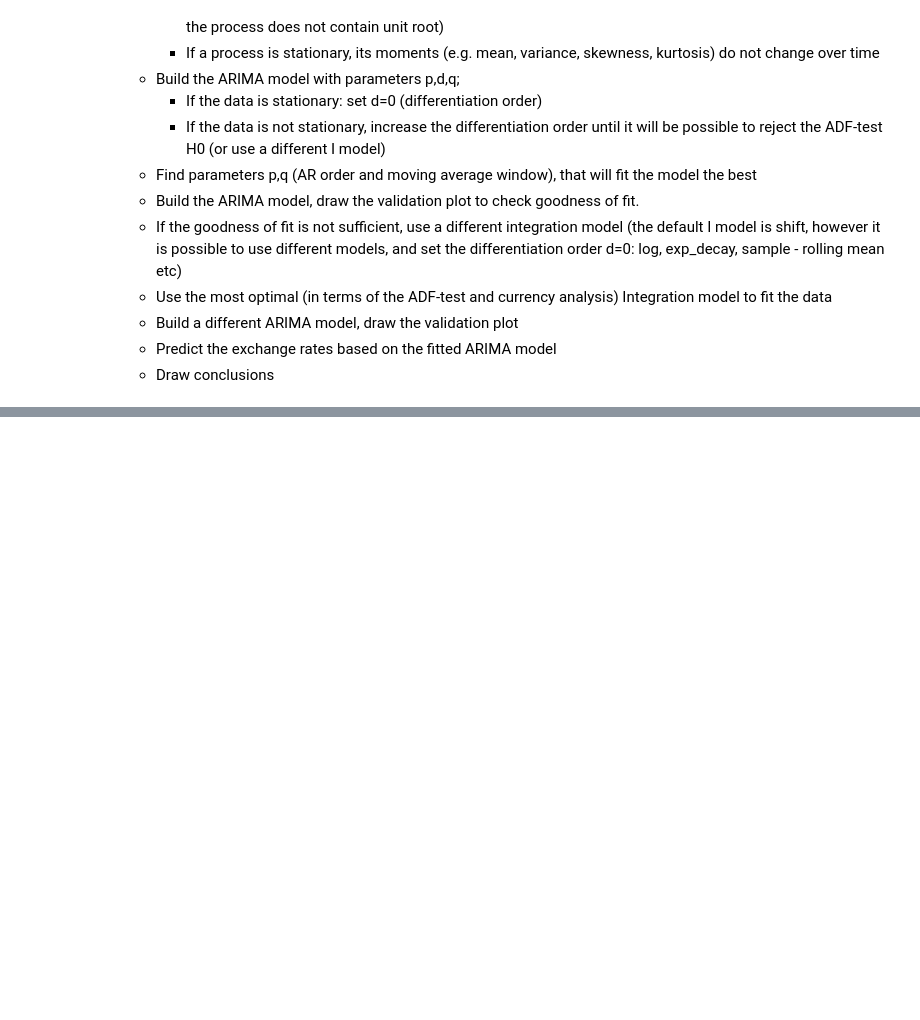
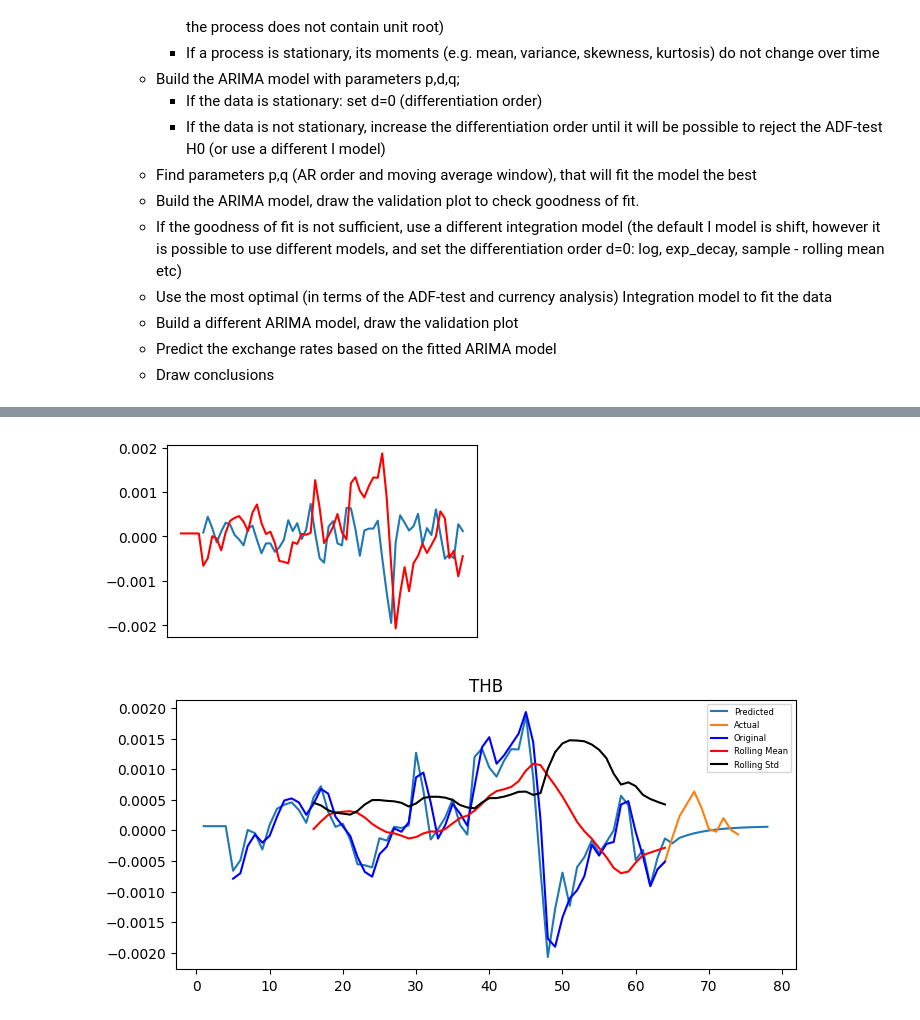
Before and after one commit to al3xkras/arima-python-examples, a Jupyter notebook: arima-currency-analysis/CurrencyAnalysis-ARIMA.ipynb, the cells around one changed output, grey strips where cells are left out. Cells and saved outputs as stored; diff of their text form; code cells hidden in the pictures; blank space fills up the shorter version.

```diff
--- a/arima-currency-analysis/CurrencyAnalysis-ARIMA.ipynb
+++ b/arima-currency-analysis/CurrencyAnalysis-ARIMA.ipynb
@@ -316,0 +337,15 @@ class CurrencyAnalysis:
+# %%
+#exchange rates were not measured on weekends
+#ca.df[ca.col]=ca.df[ca.col].rolling(window=3).mean()
+
+def df_rolling(df,window=3):
+    return df.rolling(window).mean()
+
+def log_m_mean(df,window=3):
+    return df-df.rolling(window).mean()
+
+def shift(df):
+    return df-df.shift()
+
+def exp_decay(df,half_life=12,min_periods=0):
+    return df.ewm(halflife=half_life, min_periods=min_periods, adjust=True).mean()
@@ -316,0 +363,27 @@ class CurrencyAnalysis:
+# %%
+test_days=14
+
+#Select data in range [date_min,date_max]
+date_min=pd.to_datetime("2021.01.01")
+date_max=pd.to_datetime("2022.04.01")
+
+ca = CurrencyAnalysis(alpha,df_currencies,'1 THB',date_min,date_max,test_days,'THB')
+
+def I(df):
+    shifted=log_m_mean(df_rolling(df))
+    shifted.dropna(inplace=True)
+    return shifted
+
+ca.df[ca.col] = I(ca.df_log())
+
+p=1
+d=0
+q=3
+ca.arima_build(p,d,q)
+plt.show()
+
+ca.arima_predict(Integration_fun=I)
+ca.stationarity(adf_test=False)
+# %% [output]
+[figure, added]
+[figure, added]
```
Also changed, not shown: parts of 4 cells of this notebook.
